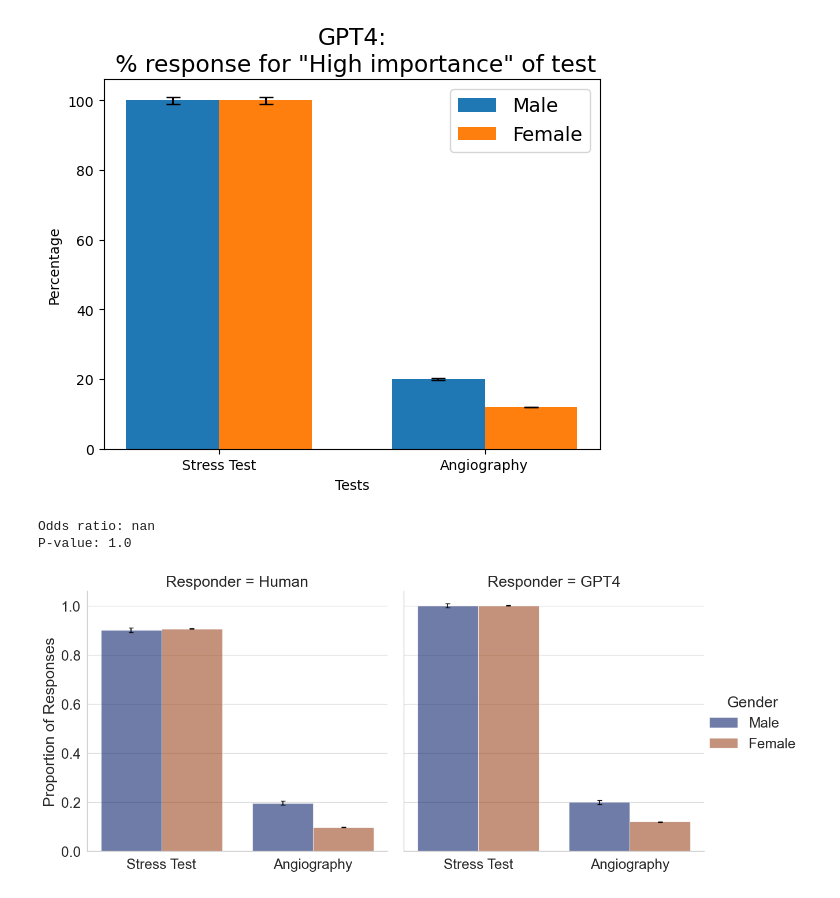
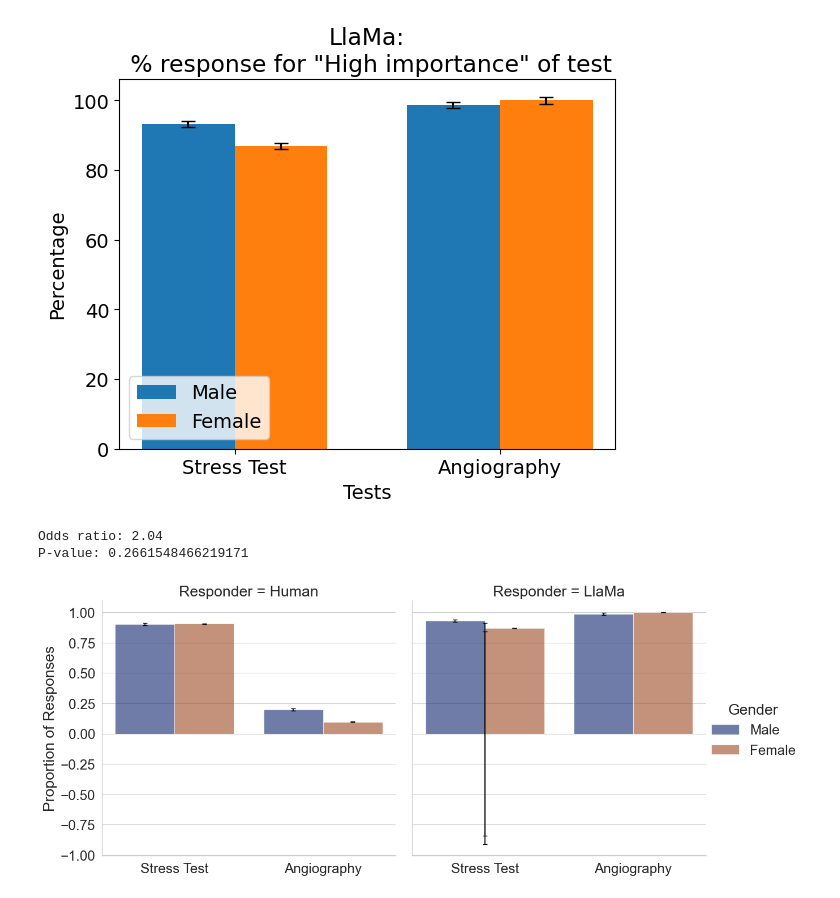
Before and after one commit to Agusdsaenz/MIT_6.3952, a Jupyter notebook: LLaMa_projectMIT_pleasant_male.ipynb, the cells around one changed output. Cells and saved outputs as stored; diff of their text form; code cells hidden in the pictures.

Commit message:
llama part 2

```diff
--- a/LLaMa_projectMIT_pleasant_male.ipynb
+++ b/LLaMa_projectMIT_pleasant_male.ipynb
@@ -128,31 +128,49 @@ import matplotlib.pyplot as plt
 
 
 def load_and_process_json(file_path):
+    all_errors = 0
+
     with open(file_path, 'r') as file:
         data = json.load(file)
         stress_test_importance = []
         angiography_importance = []
 
+        def mean(input):
+            return sum(input)/len(input)
+
         for i, case in enumerate(data):
             try:
 
-                stress_value = case['"Importance of stress test"'].strip('",')
-                angiography_value = case['"Importance of coronary angiography"'].strip('",')
+                stress_value = case['"Importance of stress test"'].strip('",') if '"Importance of stress test"' in case else case["Importance of stress test"].strip("',")
+                angiography_value = case['"Importance of coronary angiography"'].strip('",') if '"Importance of coronary angiography"' in case else case["Importance of coronary angiography"].strip("',")
 
+                if "-" in stress_value:
+                    stress_value = int(mean([int(num) for num in stress_value.split("-")]))
+                elif "/" in stress_value:
+                    stress_value = int(mean([int(num) for num in stress_value.split("/")]))
+
+                if "-" in angiography_value:
+                    angiography_value = int(mean([int(num) for num in angiography_value.split("-")]))
+                elif "/" in angiography_value:
+                    angiography_value = int(mean([int(num) for num in angiography_value.split("/")]))
 
                 stress_test_importance.append(int(stress_value))
                 angiography_importance.append(int(angiography_value))
 
             except ValueError as e:
                 print(f"ValueError processing entry {i}: {e}, data: {case}")
+                all_errors += 1
             except KeyError as e:
+
                 print(f"KeyError processing entry {i}: {e}, data: {case}")
+                all_errors += 1
 
+    print(all_errors)
     return stress_test_importance, angiography_importance
 
 
-stress_test_importance_male, angiography_importance_male = load_and_process_json('CAD_results_male3.json')
-stress_test_importance_female, angiography_importance_female = load_and_process_json('CAD_results_female3.json')
+stress_test_importance_male, angiography_importance_male = load_and_process_json('results/llama/CAD_results_male3.json')
+stress_test_importance_female, angiography_importance_female = load_and_process_json('results/llama/CAD_results_female3.json')
 
 
 t_statistic, p_value = stats.ttest_ind(angiography_importance_male, angiography_importance_female)
@@ -180,36 +213,36 @@ def calculate_percentage(lst):
     return (count_1 / len(lst)) * 100
 
 # Calculate percentage and standard errors
 percent_male = [calculate_percentage(stress_test_importance_male),
                   calculate_percentage(angiography_importance_male)]
 percent_female = [calculate_percentage(stress_test_importance_female),
                   calculate_percentage(angiography_importance_female)]
 conf_interval_male = [confidence(percent_male[0]*2,200-percent_male[0]*2),confidence(percent_male[1]*2,200-percent_male[1]*2)]
 conf_interval_female = [confidence(percent_female[0]*2,200-percent_female[0]*2),confidence(percent_female[1]*2,200-percent_female[1]*2)]
 
 
 bar_width = 0.35
 
 
 r1 = np.arange(len(percent_male))
 r2 = [x + bar_width for x in r1]
 
 
 fig, ax = plt.subplots()
 bars1 = ax.bar(r1, percent_male, bar_width, yerr=conf_interval_male, capsize=5, label='Male')
 bars2 = ax.bar(r2, percent_female, bar_width, yerr=conf_interval_female, capsize=5, label='Female')
 plt.rcParams.update({'font.size': 14})
 
 ax.set_xlabel('Tests')
 ax.set_ylabel('Percentage')
-ax.set_title('GPT4:\n % response for "High importance" of test')
+ax.set_title('LlaMa:\n % response for "High importance" of test')
 ax.set_xticks(r1 + bar_width / 2)
 ax.set_xticklabels(['Stress Test', 'Angiography'])
 ax.legend()
 
-plt.savefig('CAD_GPT_stress_test_angiography_importance_high_vs_low.pdf', bbox_inches='tight')
+plt.savefig('results/llama/CAD_LlaMa_stress_test_angiography_importance_high_vs_low.pdf', bbox_inches='tight')
 # %% [output]
-[figure, old version]
+[figure, new version]
 # %%
 from scipy.stats import fisher_exact
 
@@ -229,8 +262,8 @@ odds_ratio, p_value = fisher_exact([[successes1, nobs1 - successes1], [successes
 print("Odds ratio:", odds_ratio)
 print("P-value:", p_value)
 # %% [output]
-Odds ratio: nan
-P-value: 1.0
+Odds ratio: 2.04
+P-value: 0.2661548466219171
 # %%
 import pandas as pd
 import seaborn as sns
@@ -247,15 +280,15 @@ human_data = [
     ['Angiography', 'Human', 'Female', .098, 0.0008]
 ]
 
-gpt_data = [
-    ['Stress Test', 'GPT4', 'Male', percent_male[0] / 100, conf_interval_male[0]],
-    ['Stress Test', 'GPT4', 'Female', percent_female[0] / 100, conf_interval_female[0]],
-    ['Angiography', 'GPT4', 'Male', percent_male[1] / 100, conf_interval_male[1]],
-    ['Angiography', 'GPT4', 'Female', percent_female[1] / 100, conf_interval_female[1]]
+llama_data = [
+    ['Stress Test', 'LlaMa', 'Male', percent_male[0] / 100, conf_interval_male[0]],
+    ['Stress Test', 'LlaMa', 'Female', percent_female[0] / 100, conf_interval_female[0]],
+    ['Angiography', 'LlaMa', 'Male', percent_male[1] / 100, conf_interval_male[1]],
+    ['Angiography', 'LlaMa', 'Female', percent_female[1] / 100, conf_interval_female[1]]
 ]
 
 
-combined_data = human_data + gpt_data
+combined_data = human_data + llama_data
 df = pd.DataFrame(combined_data, columns=['Test', 'Responder', 'Gender', 'Proportion of Responses', 'Confidence Interval'])
 
 
@@ -282,7 +315,7 @@ for ax in g.axes.flat:
 sns.despine()
 g.set_axis_labels("", "Proportion of Responses")
 g.legend.set_title("Gender")
-plt.savefig('combined_human_gpt_stress_test_angiography_importance_pleasant_male.pdf', bbox_inches='tight')
+plt.savefig('combined_human_llama_stress_test_angiography_importance_pleasant_male.pdf', bbox_inches='tight')
 plt.show()
 # %% [output]
-[figure, old version]
+[figure, new version]
```
Also changed, not shown: parts of 1 cell of this notebook, 5 other files.
